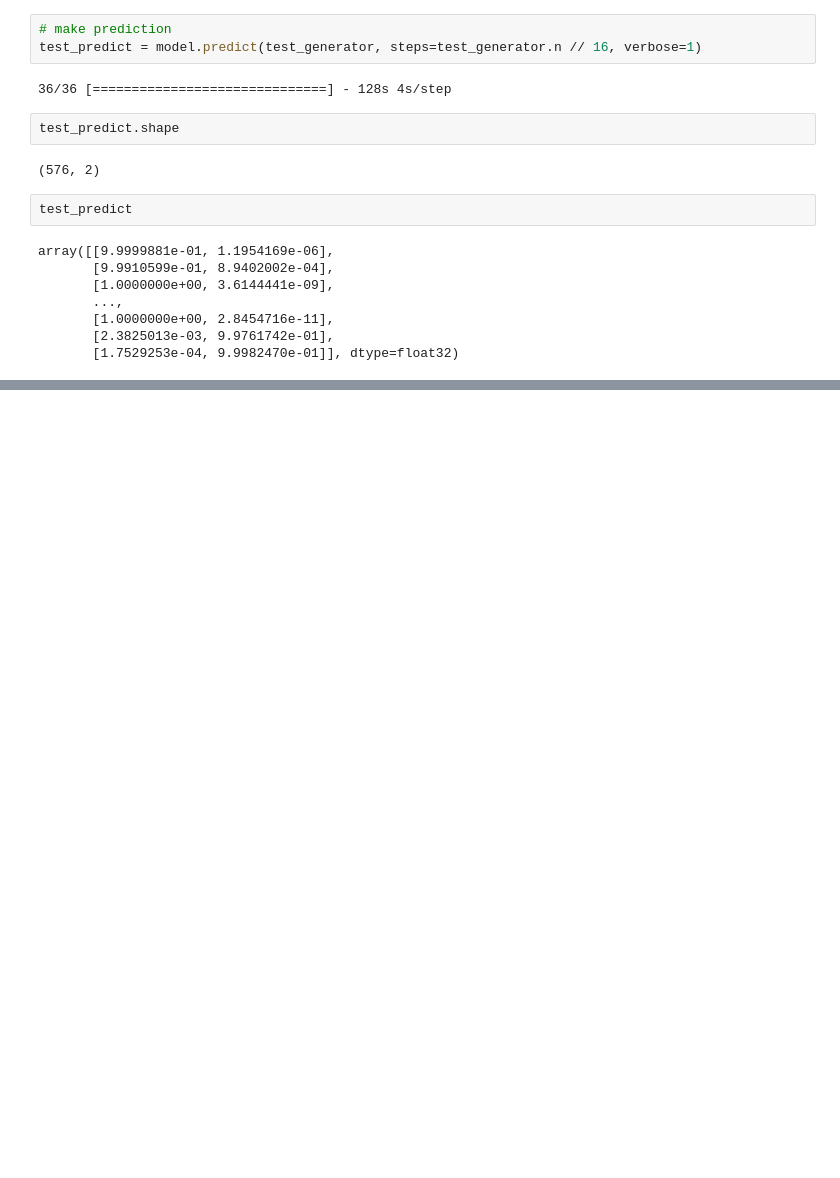
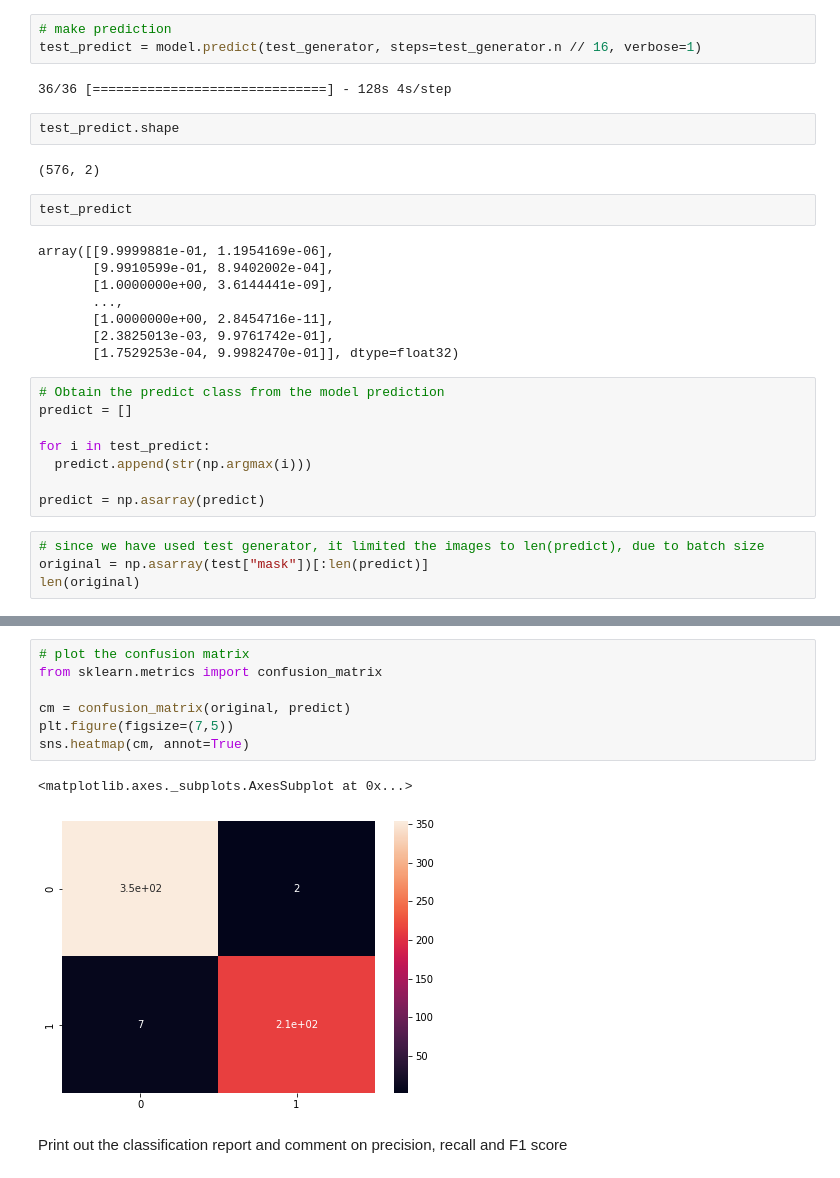
Before and after one commit to Priyo-prog/Artificial-Intelligence-Projects, a Jupyter notebook: Healthcare AI/healthcare_ai.ipynb, the cells around one changed output, grey strips where cells are left out. Cells and saved outputs as stored; diff of their text form; blank space fills up the shorter version.

```diff
--- a/Healthcare AI/healthcare_ai.ipynb
+++ b/Healthcare AI/healthcare_ai.ipynb
@@ -432,3 +432,15 @@ array([[9.9999881e-01, 1.1954169e-06],
        [1.0000000e+00, 2.8454716e-11],
        [2.3825013e-03, 9.9761742e-01],
        [1.7529253e-04, 9.9982470e-01]], dtype=float32)
+# %%
+# Obtain the predict class from the model prediction
+predict = []
+
+for i in test_predict:
+  predict.append(str(np.argmax(i)))
+
+predict = np.asarray(predict)
+# %%
+# since we have used test generator, it limited the images to len(predict), due to batch size
+original = np.asarray(test["mask"])[:len(predict)]
+len(original)
@@ -434,0 +457,12 @@ array([[9.9999881e-01, 1.1954169e-06],
+# %%
+# plot the confusion matrix
+from sklearn.metrics import confusion_matrix
+
+cm = confusion_matrix(original, predict)
+plt.figure(figsize=(7,5))
+sns.heatmap(cm, annot=True)
+# %% [output]
+<matplotlib.axes._subplots.AxesSubplot at 0x...>
+[figure, added]
+# %% [markdown]
+Print out the classification report and comment on precision, recall and F1 score
```
Also changed, not shown: parts of 3 cells of this notebook.
